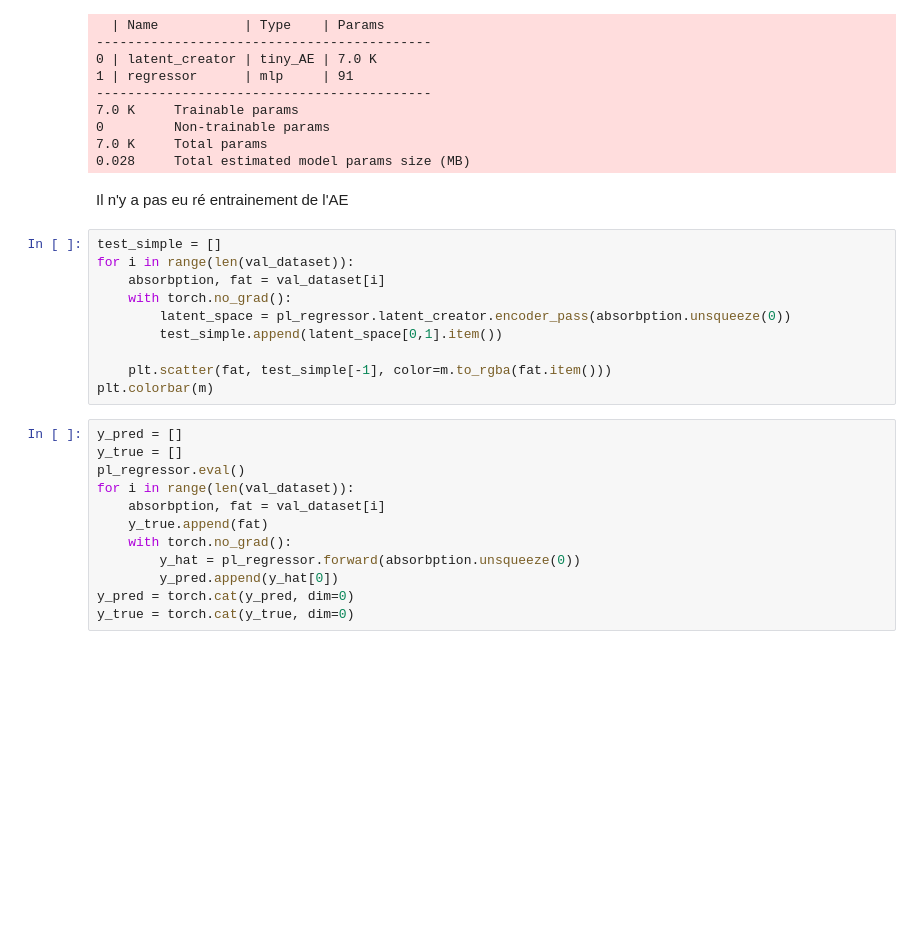
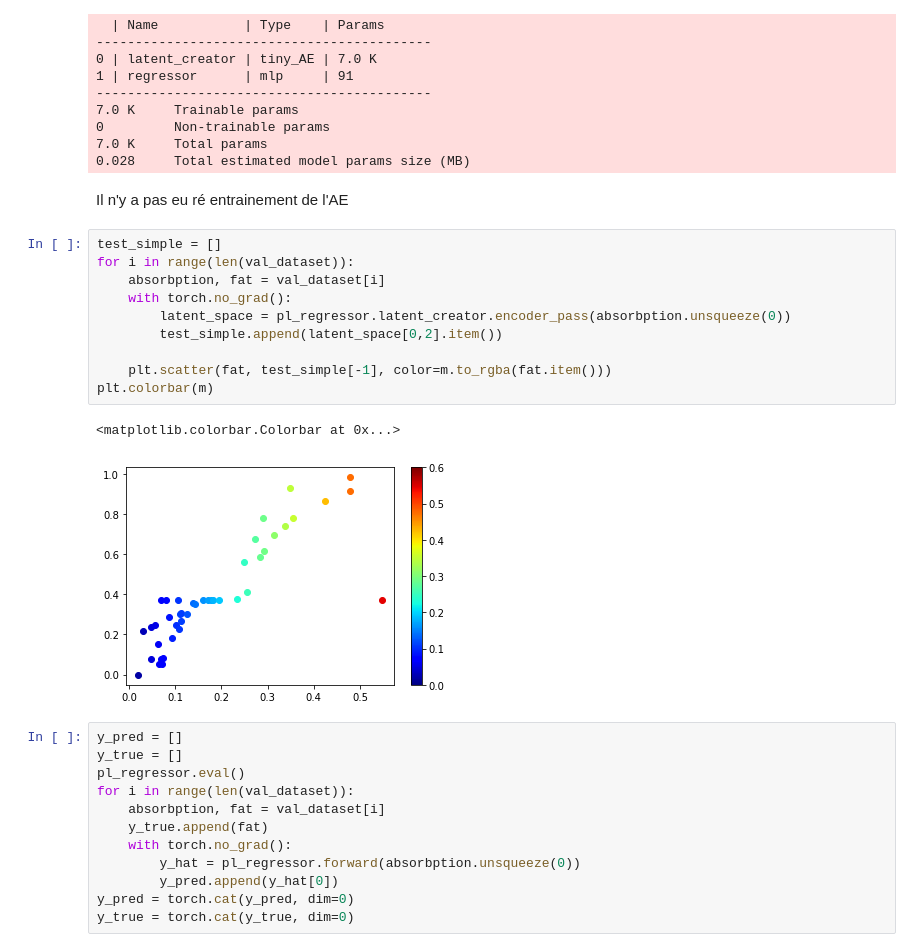
Before and after one commit to SneachChea/tecator_Explo, a Jupyter notebook: Piste de l'autoencodeur.ipynb, the cells around one changed output. Cells and saved outputs as stored; diff of their text form; blank space fills up the shorter version.

```diff
--- a/Piste de l'autoencodeur.ipynb
+++ b/Piste de l'autoencodeur.ipynb
@@ -394,18 +396,21 @@ trainer_MLP.fit(pl_regressor, train_dataloaders=train_dataloader, val_dataloader
 0         Non-trainable params
 7.0 K     Total params
 0.028     Total estimated model params size (MB)
-# %% [markdown]
-Il n'y a pas eu ré entrainement de l'AE
+# %% [markdown]
+Il n'y a pas eu ré entrainement de l'AE
 # %%
 test_simple = []
 for i in range(len(val_dataset)):
     absorbption, fat = val_dataset[i]
     with torch.no_grad():
         latent_space = pl_regressor.latent_creator.encoder_pass(absorbption.unsqueeze(0))
-        test_simple.append(latent_space[0,1].item())
+        test_simple.append(latent_space[0,2].item())
 
     plt.scatter(fat, test_simple[-1], color=m.to_rgba(fat.item()))
 plt.colorbar(m)
+# %% [output]
+<matplotlib.colorbar.Colorbar at 0x...>
+[figure, added]
 # %%
 y_pred = []
 y_true = []
```
Also changed, not shown: parts of 51 cells of this notebook, 1 other file.
